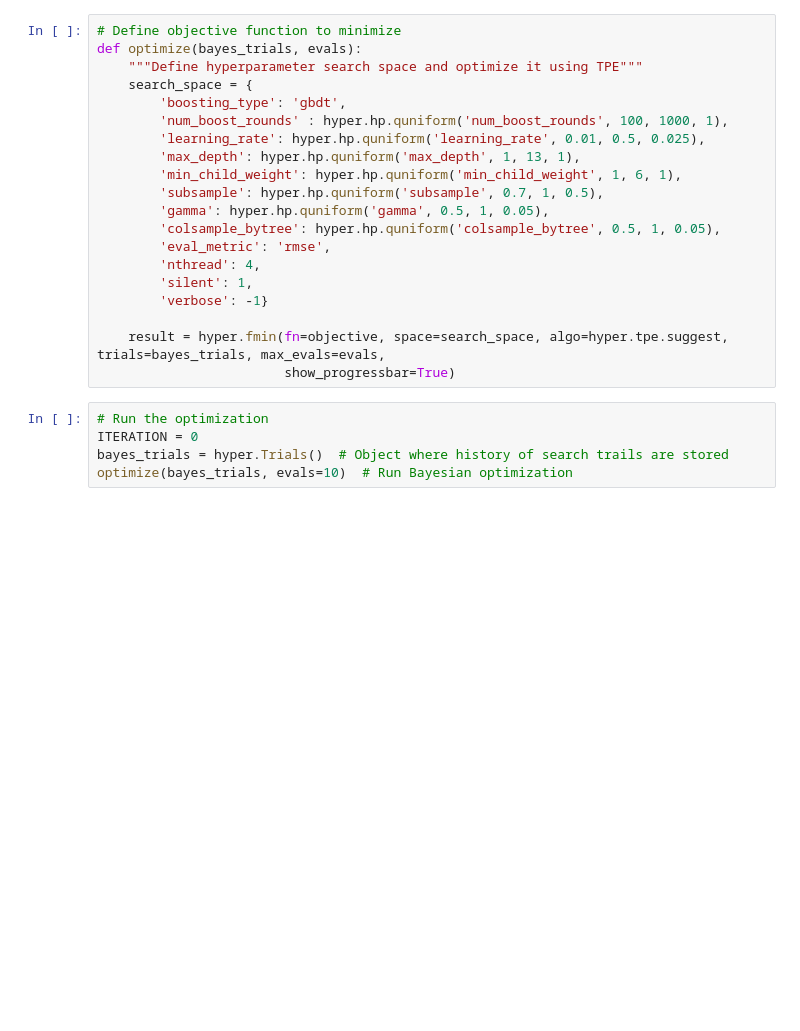
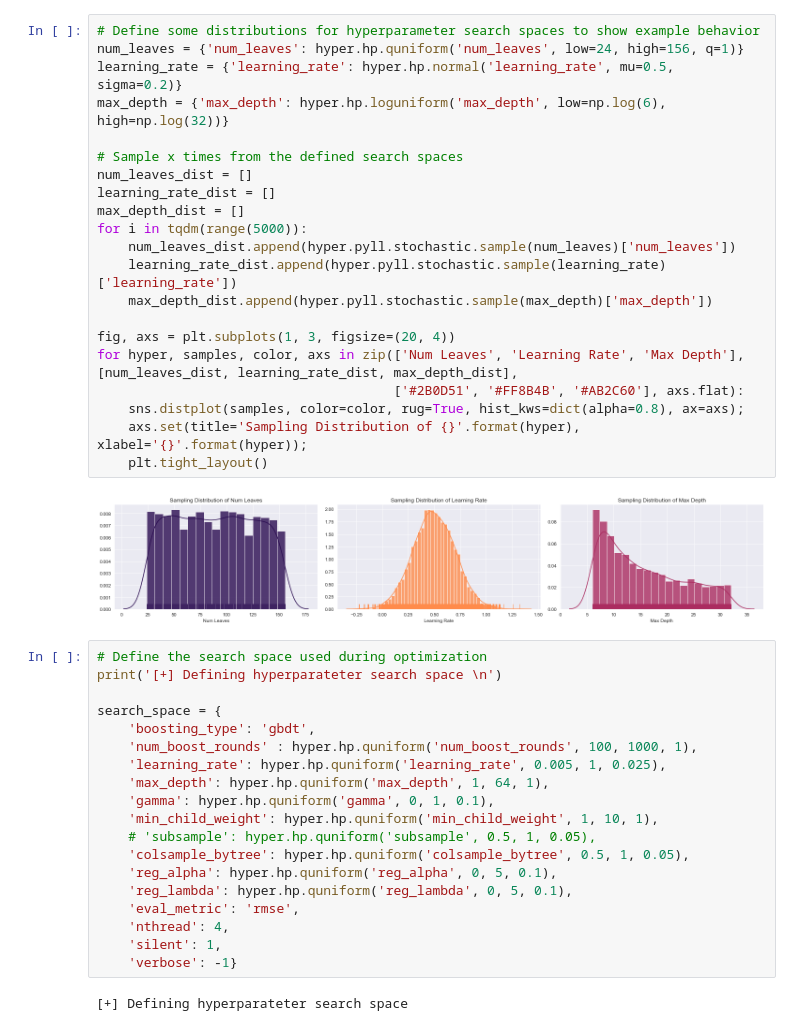
Before and after one commit to marnixkoops/HyperOptimization, a Jupyter notebook: HyperOpt.ipynb, the cells around one changed output. Cells and saved outputs as stored; diff of their text form; blank space fills up the shorter version.

```diff
--- a/HyperOpt.ipynb
+++ b/HyperOpt.ipynb
@@ -95,25 +130,44 @@ def objective(params):
+# %%
+# Define some distributions for hyperparameter search spaces to show example behavior
+num_leaves = {'num_leaves': hyper.hp.quniform('num_leaves', low=24, high=156, q=1)}
+learning_rate = {'learning_rate': hyper.hp.normal('learning_rate', mu=0.5, sigma=0.2)}
+max_depth = {'max_depth': hyper.hp.loguniform('max_depth', low=np.log(6), high=np.log(32))}
+
+# Sample x times from the defined search spaces
+num_leaves_dist = []
+learning_rate_dist = []
+max_depth_dist = []
+for i in tqdm(range(5000)):
+    num_leaves_dist.append(hyper.pyll.stochastic.sample(num_leaves)['num_leaves'])
+    learning_rate_dist.append(hyper.pyll.stochastic.sample(learning_rate)['learning_rate'])
+    max_depth_dist.append(hyper.pyll.stochastic.sample(max_depth)['max_depth'])
+
+fig, axs = plt.subplots(1, 3, figsize=(20, 4))
+for hyper, samples, color, axs in zip(['Num Leaves', 'Learning Rate', 'Max Depth'], [num_leaves_dist, learning_rate_dist, max_depth_dist],
+                                      ['#2B0D51', '#FF8B4B', '#AB2C60'], axs.flat):
+    sns.distplot(samples, color=color, rug=True, hist_kws=dict(alpha=0.8), ax=axs);
+    axs.set(title='Sampling Distribution of {}'.format(hyper), xlabel='{}'.format(hyper));
+    plt.tight_layout()
+# %% [output]
+[figure, added]
 # %%
-# Define objective function to minimize
-def optimize(bayes_trials, evals):
-    """Define hyperparameter search space and optimize it using TPE"""
-    search_space = {
-        'boosting_type': 'gbdt',
-        'num_boost_rounds' : hyper.hp.quniform('num_boost_rounds', 100, 1000, 1),
-        'learning_rate': hyper.hp.quniform('learning_rate', 0.01, 0.5, 0.025),
-        'max_depth': hyper.hp.quniform('max_depth', 1, 13, 1),
-        'min_child_weight': hyper.hp.quniform('min_child_weight', 1, 6, 1),
-        'subsample': hyper.hp.quniform('subsample', 0.7, 1, 0.5),
-        'gamma': hyper.hp.quniform('gamma', 0.5, 1, 0.05),
-        'colsample_bytree': hyper.hp.quniform('colsample_bytree', 0.5, 1, 0.05),
-        'eval_metric': 'rmse',
-        'nthread': 4,
-        'silent': 1,
-        'verbose': -1}
+# Define the search space used during optimization
+print('[+] Defining hyperparateter search space \n')
 
-    result = hyper.fmin(fn=objective, space=search_space, algo=hyper.tpe.suggest, trials=bayes_trials, max_evals=evals,
-                        show_progressbar=True)
+search_space = {
+    'boosting_type': 'gbdt',
+    'num_boost_rounds' : hyper.hp.quniform('num_boost_rounds', 100, 1000, 1),
+    'learning_rate': hyper.hp.quniform('learning_rate', 0.005, 1, 0.025),
+    'max_depth': hyper.hp.quniform('max_depth', 1, 64, 1),
+    'gamma': hyper.hp.quniform('gamma', 0, 1, 0.1),
+    'min_child_weight': hyper.hp.quniform('min_child_weight', 1, 10, 1),
+    # 'subsample': hyper.hp.quniform('subsample', 0.5, 1, 0.05),
+    'colsample_bytree': hyper.hp.quniform('colsample_bytree', 0.5, 1, 0.05),
+    'reg_alpha': hyper.hp.quniform('reg_alpha', 0, 5, 0.1),
+    'reg_lambda': hyper.hp.quniform('reg_lambda', 0, 5, 0.1),
+    'eval_metric': 'rmse',
+    'nthread': 4,
+    'silent': 1,
+    'verbose': -1}
+# %% [output]
+[+] Defining hyperparateter search space
-# %%
-# Run the optimization
-ITERATION = 0
-bayes_trials = hyper.Trials()  # Object where history of search trails are stored
-optimize(bayes_trials, evals=10)  # Run Bayesian optimization
```
Also changed, not shown: parts of 22 cells of this notebook.
